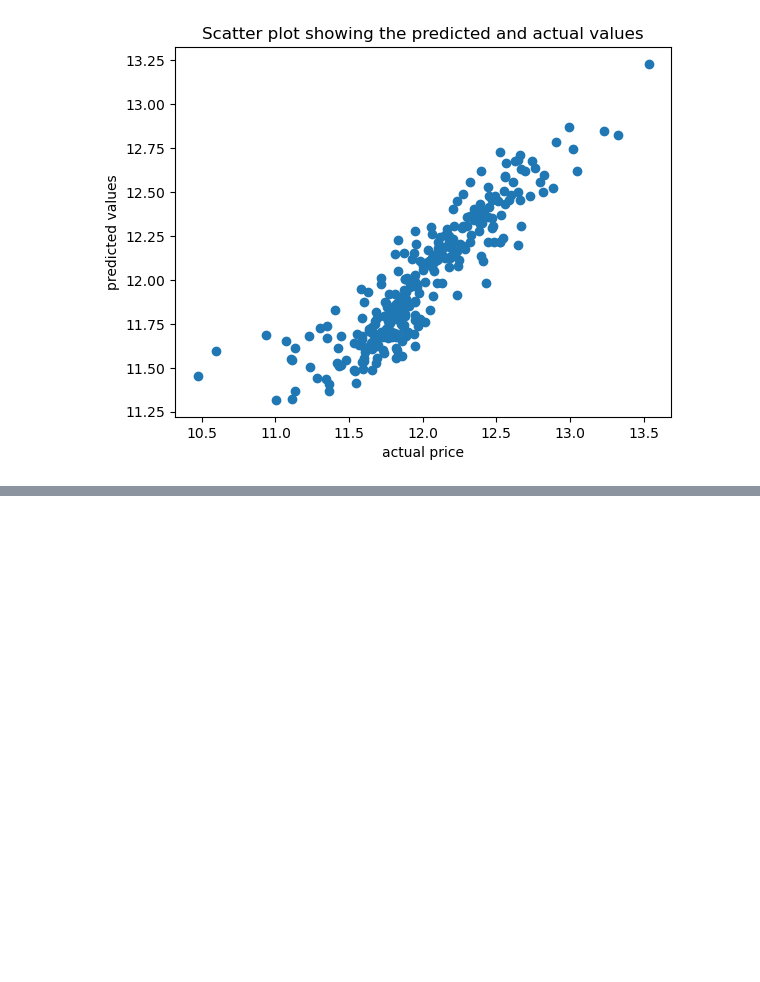
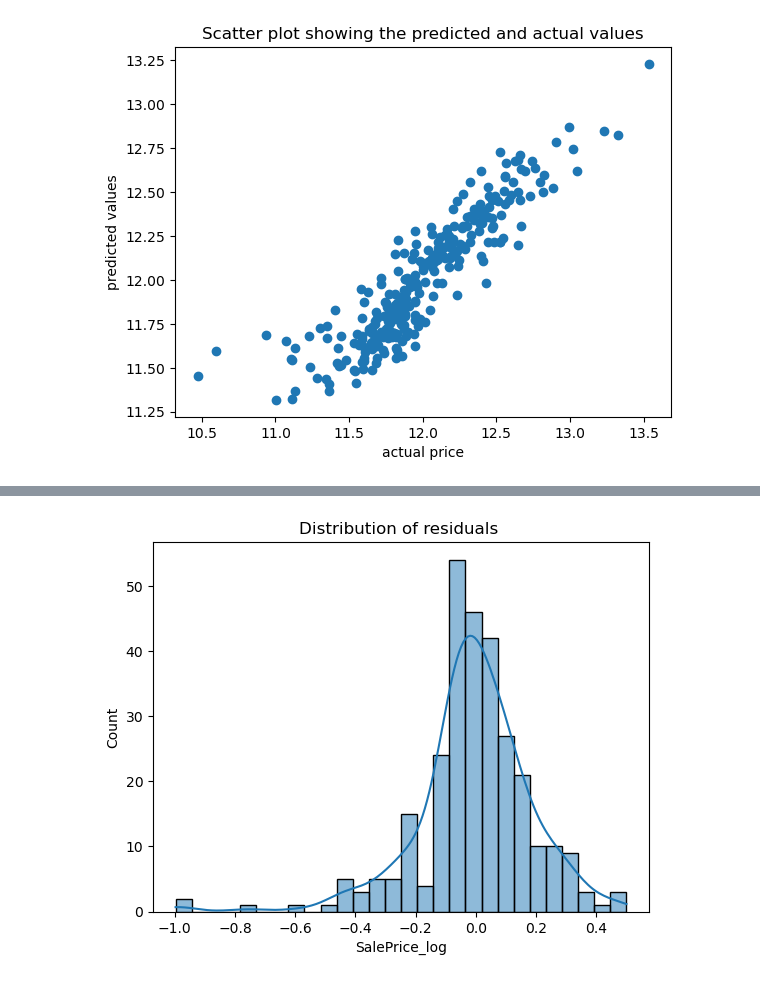
Before and after one commit to AyushHarduth123/Ayush-s-Projects, a Jupyter notebook: Ayushs Projects /Python/Jupyter Notebooks/Linear Regression and Metrics to Measure the Model/Linear regression explained analysis.ipynb, the cells around one changed output, grey strips where cells are left out. Cells and saved outputs as stored; diff of their text form; code cells hidden in the pictures; blank space fills up the shorter version.

```diff
--- a/Ayushs Projects /Python/Jupyter Notebooks/Linear Regression and Metrics to Measure the Model/Linear regression explained analysis.ipynb
+++ b/Ayushs Projects /Python/Jupyter Notebooks/Linear Regression and Metrics to Measure the Model/Linear regression explained analysis.ipynb
@@ -298,0 +380,8 @@ plt.show()
+# %%
+import seaborn as sns
+
+sns.histplot(residual, kde=True)
+plt.title('Distribution of residuals ')
+plt.show()
+# %% [output]
+[figure, added]
```
Also changed, not shown: parts of 25 cells of this notebook, 4 other files.
